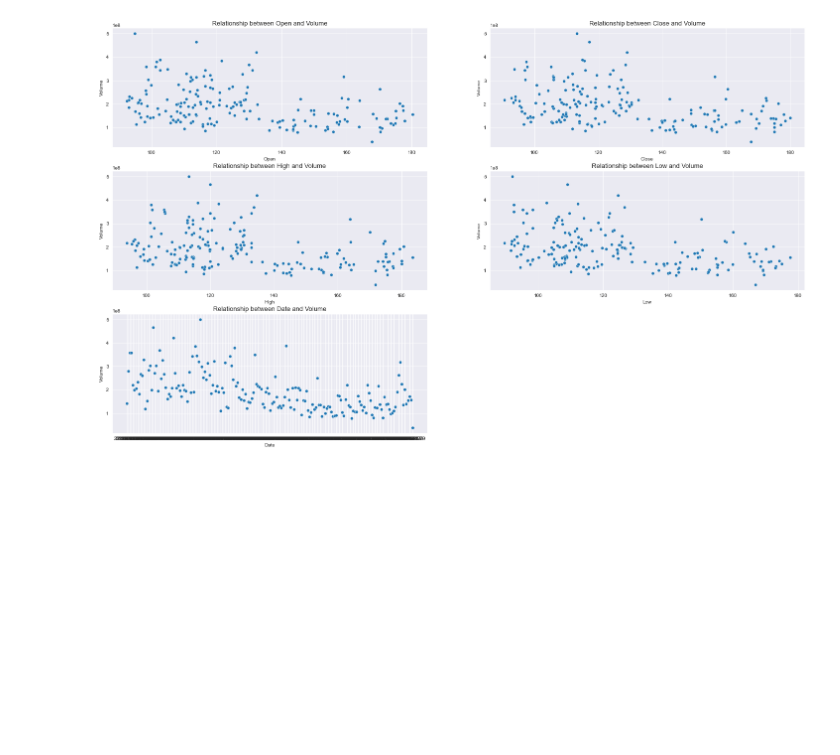
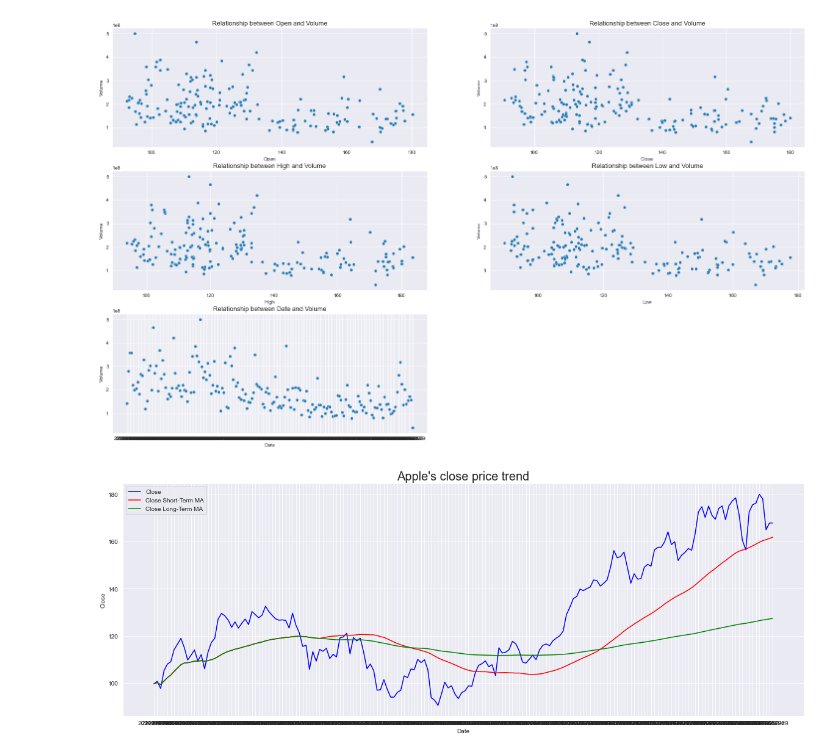
Before and after one commit to LudoviKush/DataAnalyses, a Jupyter notebook: SP500STOCK/SP500STOCK.ipynb, the cells around one changed output. Cells and saved outputs as stored; diff of their text form; code cells hidden in the pictures; blank space fills up the shorter version.

```diff
--- a/SP500STOCK/SP500STOCK.ipynb
+++ b/SP500STOCK/SP500STOCK.ipynb
@@ -50,2 +51,23 @@ for feat in enumerate(aapl_stock):
 # %% [output]
 [figure]
+# %%
+# Simple Moving Average (MA)
+aapl['close_short_ma'] = aapl.Close.rolling(50, min_periods=1).mean()
+
+# Simple Moving Average 2
+aapl['close_long_ma'] = aapl.Close.rolling(400, min_periods=1).mean()
+
+# Exponential Moving Average (EMA) - Applies more weight to price changes
+aapl['close_long_ema'] = aapl.Close.ewm(span=100, adjust=False).mean()
+# %%
+plt.figure(figsize=(20,7))
+
+sns.lineplot(x='Date', y='Close', data=aapl, color='blue')
+sns.lineplot(x='Date', y='close_short_ma', data=aapl, color='red')
+sns.lineplot(x='Date', y='close_long_ma', data=aapl, color='green')
+
+plt.legend(labels=['Close', 'Close Short-Term MA', 'Close Long-Term MA'])
+plt.title('Apple\'s close price trend', size=20)
+plt.show()
+# %% [output]
+[figure, added]
```
Also changed, not shown: parts of 5 cells of this notebook.
